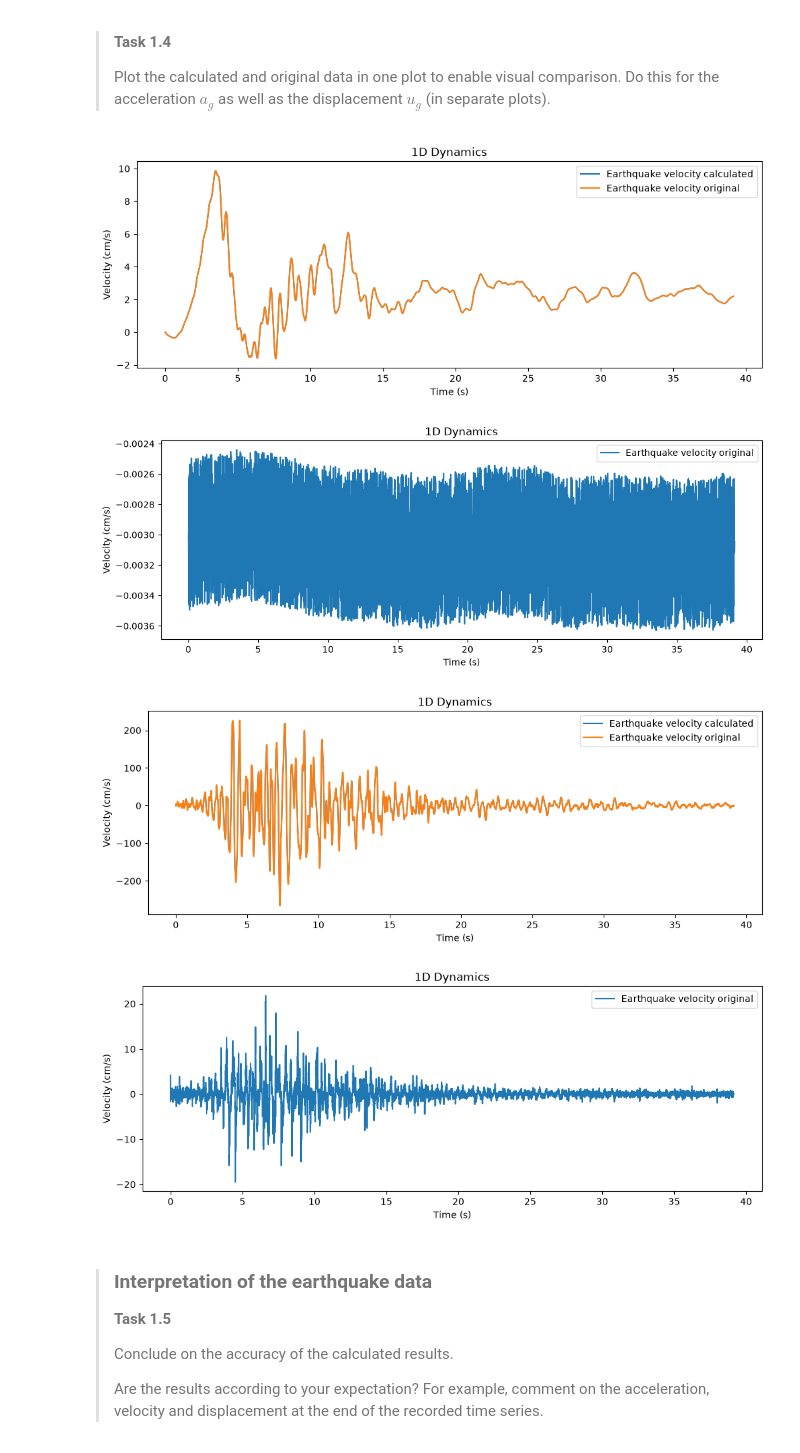
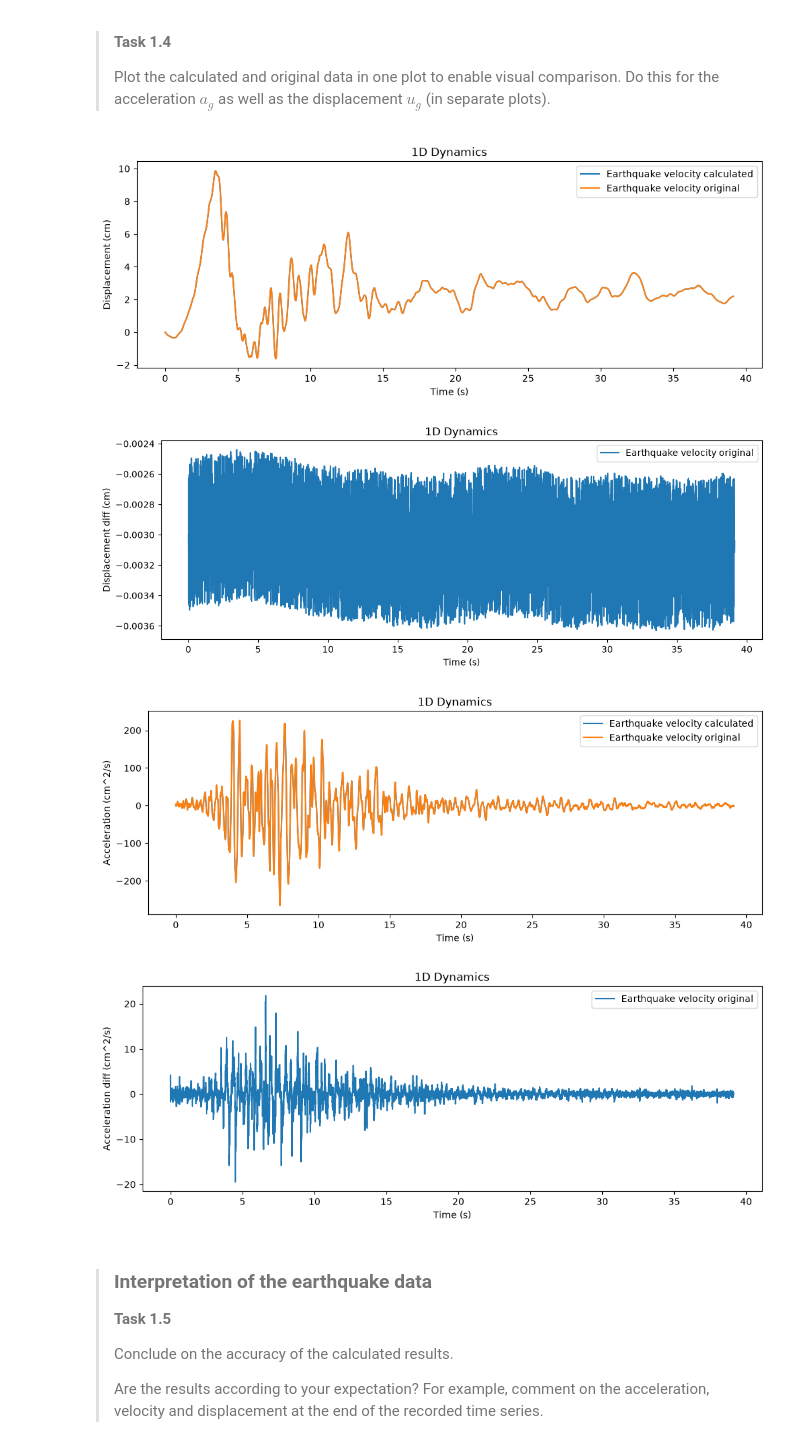
Before and after one commit to prajwalabc/GA1.2, a Jupyter notebook: 1Ddynamics.ipynb, the cells around one changed output. Drawn from its saved outputs; the diff is of its cells as text; code cells hidden in the pictures.

```diff
--- a/1Ddynamics.ipynb
+++ b/1Ddynamics.ipynb
@@ -169,7 +169,7 @@ plt.figure(figsize=(12, 4))
 plt.plot(t,ug_num, label="Earthquake velocity calculated")
 plt.plot(t,ug, label="Earthquake velocity original")
 plt.xlabel("Time (s)")
-plt.ylabel("Velocity (cm/s)")
+plt.ylabel("Displacement (cm)")
 plt.title("1D Dynamics")
 plt.legend()
 plt.show()
@@ -178,36 +178,36 @@ plt.show()
 plt.figure(figsize=(12, 4))
 plt.plot(t,ug-ug_num, label="Earthquake velocity original")
 plt.xlabel("Time (s)")
-plt.ylabel("Velocity (cm/s)")
+plt.ylabel("Displacement diff (cm)")
 plt.title("1D Dynamics")
 plt.legend()
 plt.show()
 # %% [output]
-[figure, old version]
+[figure, new version]
-[figure, old version]
+[figure, new version]
 # %%
 # Plotting ground displacement
 
 plt.figure(figsize=(12, 4))
 plt.plot(t,ag_num, label="Earthquake velocity calculated")
 plt.plot(t,ag, label="Earthquake velocity original")
 plt.xlabel("Time (s)")
-plt.ylabel("Velocity (cm/s)")
+plt.ylabel("Acceleration (cm^2/s)")
 plt.title("1D Dynamics")
 plt.legend()
 plt.show()
 
 
 plt.figure(figsize=(12, 4))
 plt.plot(t,ag-ag_num, label="Earthquake velocity original")
 plt.xlabel("Time (s)")
-plt.ylabel("Velocity (cm/s)")
+plt.ylabel("Acceleration diff (cm^2/s)")
 plt.title("1D Dynamics")
 plt.legend()
 plt.show()
 # %% [output]
-[figure, old version]
+[figure, new version]
-[figure, old version]
+[figure, new version]
 # %% [markdown]
 >### Interpretation of the earthquake data
 >
```
Also changed, not shown: parts of 1 cell of this notebook.
